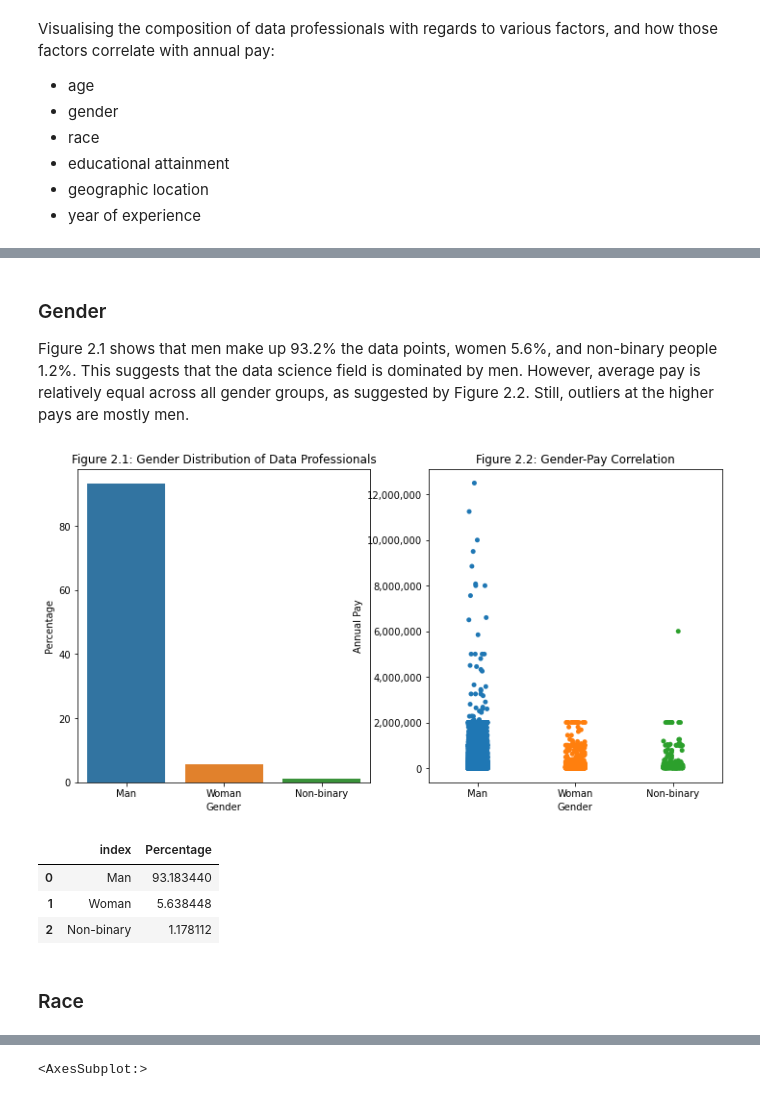
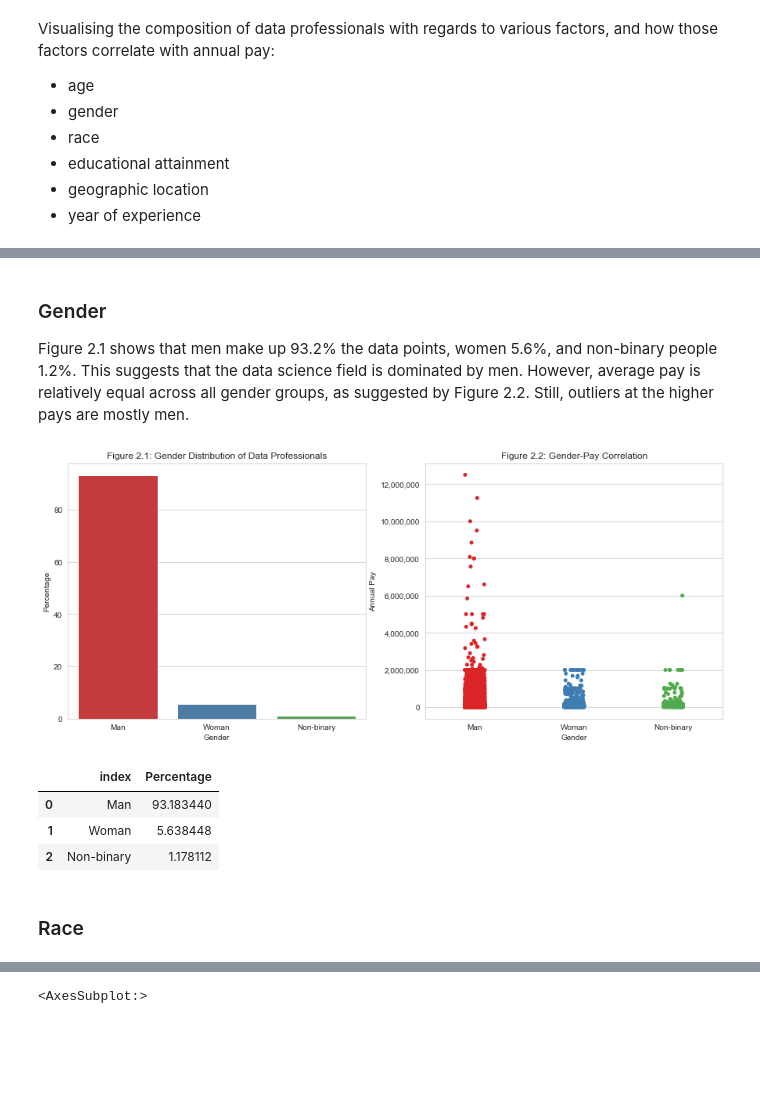
Before and after one commit to potatokim/data-science-demographics-visuals, a Jupyter notebook: main.ipynb, the cells around one changed output, grey strips where cells are left out. Drawn from its saved outputs; the diff is of its cells as text; code cells hidden in the pictures; blank space fills up the shorter version.

```diff
--- a/main.ipynb
+++ b/main.ipynb
@@ -321,8 +321,3 @@ Visualising the composition of data professionals with regards to various factor
 - educational attainment
 - geographic location
 - year of experience
-# %%
-# Common helpers
-def format_pay_axis(ax):
-    ax.get_yaxis().set_major_formatter(
-    matplotlib.ticker.FuncFormatter(lambda x, p: format(int(x), ',')))
@@ -331,0 +324,15 @@ Figure 1.1 shows that young people make up a large percentage of data scientists
+# %%
+# Constants
+PAIR_FIG_SIZE = (15, 6)
+PAY_LABEL = 'Annual Pay'
+
+# Common helpers
+def format_pay_axis(ax, isX):
+    if isX:
+        axis = ax.get_xaxis()
+    else:
+        axis = ax.get_yaxis()
+    axis.set_major_formatter(
+    matplotlib.ticker.FuncFormatter(lambda x, p: format(int(x), ',')))
+
+sns.set_style('whitegrid')
@@ -364,39 +374,46 @@ format_pay_axis(age_axes[1])
-# %% [markdown]
-### Gender
-
-Figure 2.1 shows that men make up 93.2% the data points, women 5.6%, and non-binary people 1.2%. This suggests that the data science field is dominated by men. However, average pay is relatively equal across all gender groups, as suggested by Figure 2.2. Still, outliers at the higher pays are mostly men.
+# %% [markdown]
+### Gender
+
+Figure 2.1 shows that men make up 93.2% the data points, women 5.6%, and non-binary people 1.2%. This suggests that the data science field is dominated by men. However, average pay is relatively equal across all gender groups, as suggested by Figure 2.2. Still, outliers at the higher pays are mostly men.
 # %%
 # Gender
-gender_fig, gender_axes = plt.subplots(1, 2, figsize=(12, 6))
+gender_fig, gender_axes = plt.subplots(1, 2, figsize=PAIR_FIG_SIZE)
+pal = sns.color_palette('Set1', 3, .9)
 
 # Plot gender distribution
 gender_dist = data[GENDER].value_counts(dropna=True)
 total_count = gender_dist.sum()
 gender_dist = (gender_dist / total_count * 100).rename('Percentage').reset_index()
 
 gender_plot = sns.barplot(ax=gender_axes[0],
                           x='index',
                           y='Percentage',
-                          data=gender_dist)
-gender_plot.set(xlabel='Gender', title='Figure 2.1: Gender Distribution of Data Professionals')
+                          data=gender_dist,
+                          palette=pal)
+gender_plot.set(xlabel=GENDER, title='Figure 2.1: Gender Distribution of Data Professionals')
 
 # Plot correlation
+sns.set_palette(pal)
 gender_pay_data = data.loc[:, [GENDER, PAY]].dropna()
-gender_pay_data.rename(columns={PAY: 'Annual Pay'}, inplace=True)
+gender_pay_data.rename(columns={PAY: PAY_LABEL}, inplace=True)
 
-gender_pay_plot = sns.stripplot(ax=gender_axes[1], x='Gender', y='Annual Pay', data=gender_pay_data)
-gender_pay_plot.set(xlabel='Gender', title='Figure 2.2: Gender-Pay Correlation')
-format_pay_axis(gender_axes[1])
+gender_pay_plot = sns.stripplot(ax=gender_axes[1],
+                                x=GENDER,
+                                y=PAY_LABEL,
+                                data=gender_pay_data,
+                                palette=pal)
+gender_pay_plot.set(xlabel=GENDER, title='Figure 2.2: Gender-Pay Correlation')
+format_pay_axis(gender_axes[1], False)
 # %% [output]
-[figure, old version]
+[figure, new version]
-# %%
-gender_dist
-# %% [output]
-|  | index | Percentage |
-| 0 | Man | 93.183440 |
-| 1 | Woman | 5.638448 |
-| 2 | Non-binary | 1.178112 |
-# %% [markdown]
-### Race
+# %%
+gender_dist
+# %% [output]
+|  | index | Percentage |
+| 0 | Man | 93.183440 |
+| 1 | Woman | 5.638448 |
+| 2 | Non-binary | 1.178112 |
+# %% [markdown]
+### Race
 # %%
 # Race
```
Also changed, not shown: parts of 24 cells of this notebook.
